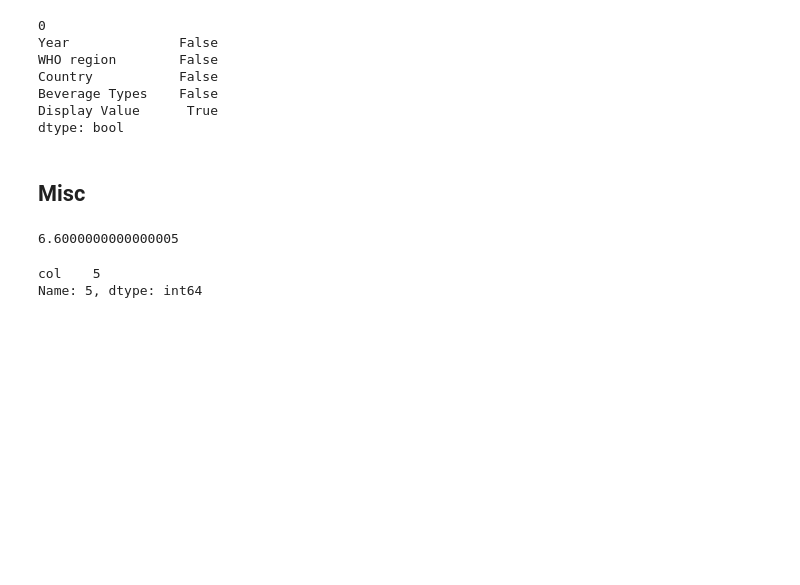
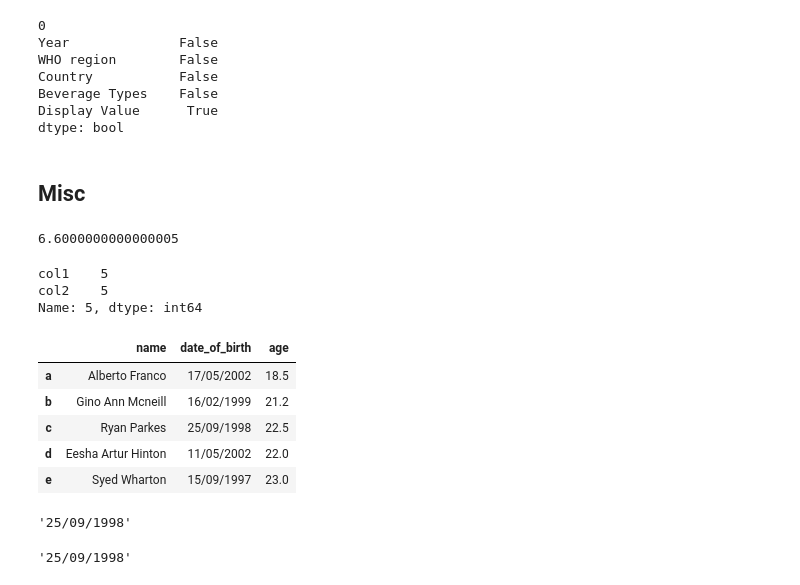
Before and after one commit to nimiew/pandas_notes, a Jupyter notebook: w3_pandas_qns_and_stuff.ipynb, the cells around one changed output. Drawn from its saved outputs; the diff is of its cells as text; code cells hidden in the pictures; blank space fills up the shorter version.

Commit message:
More notes from data school and opinioned guide to pandas

```diff
--- a/Pandas.ipynb
+++ b/w3_pandas_qns_and_stuff.ipynb
@@ -2873,7 +2875,33 @@ df['col'].quantile(0.66)
 # %%
 # find row with closest value
 target = 4.51
-df.iloc[(df['col']-target).abs().argsort()[0]]
+df.iloc[(df['col1']-target).abs().argsort()[0]]
 # %% [output]
-col    5
+col1    5
+col2    5
 Name: 5, dtype: int64
+# %%
+# How to do selection with label + number index?
+df = pd.DataFrame({
+    'name': ['Alberto  Franco','Gino Ann Mcneill','Ryan  Parkes', 'Eesha Artur Hinton', 'Syed  Wharton'],
+    'date_of_birth': ['17/05/2002','16/02/1999','25/09/1998','11/05/2002','15/09/1997'],
+    'age': [18.5, 21.2, 22.5, 22, 23]
+})
+df.index = ['a', 'b', 'c', 'd', 'e']
+# %%
+df
+# %% [output]
+|  | name | date_of_birth | age |
+| a | Alberto Franco | 17/05/2002 | 18.5 |
+| b | Gino Ann Mcneill | 16/02/1999 | 21.2 |
+| c | Ryan Parkes | 25/09/1998 | 22.5 |
+| d | Eesha Artur Hinton | 11/05/2002 | 22.0 |
+| e | Syed Wharton | 15/09/1997 | 23.0 |
+# %%
+df.iloc[df.index.get_loc("c"), 1]
+# %% [output]
+'25/09/1998'
+# %%
+df.loc[df.index[2], "date_of_birth"]
+# %% [output]
+'25/09/1998'
```
Also changed, not shown: parts of 10 cells of this notebook, 19 other files.
